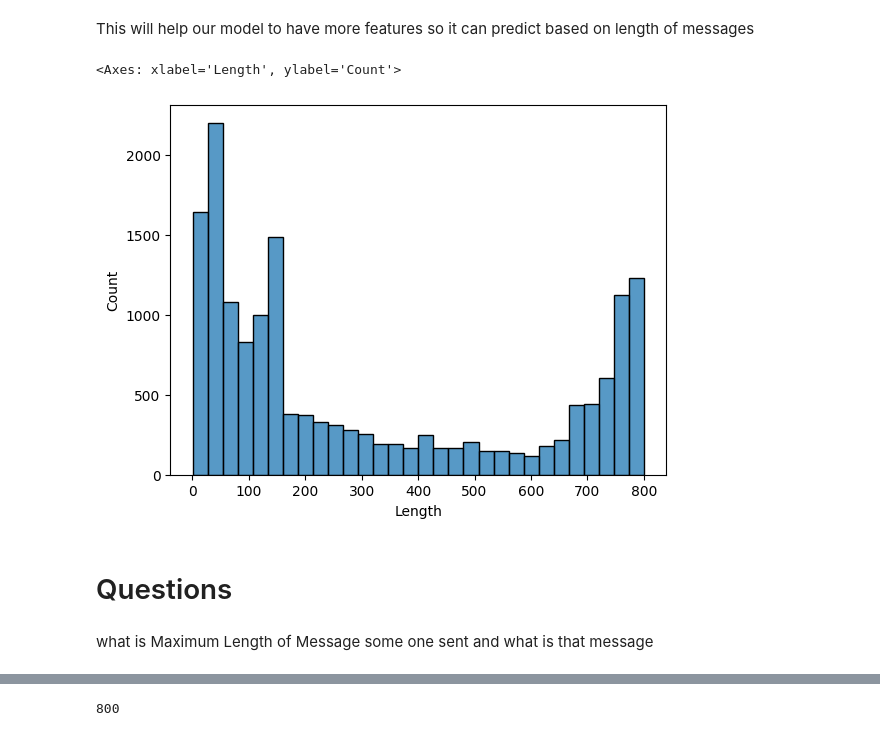
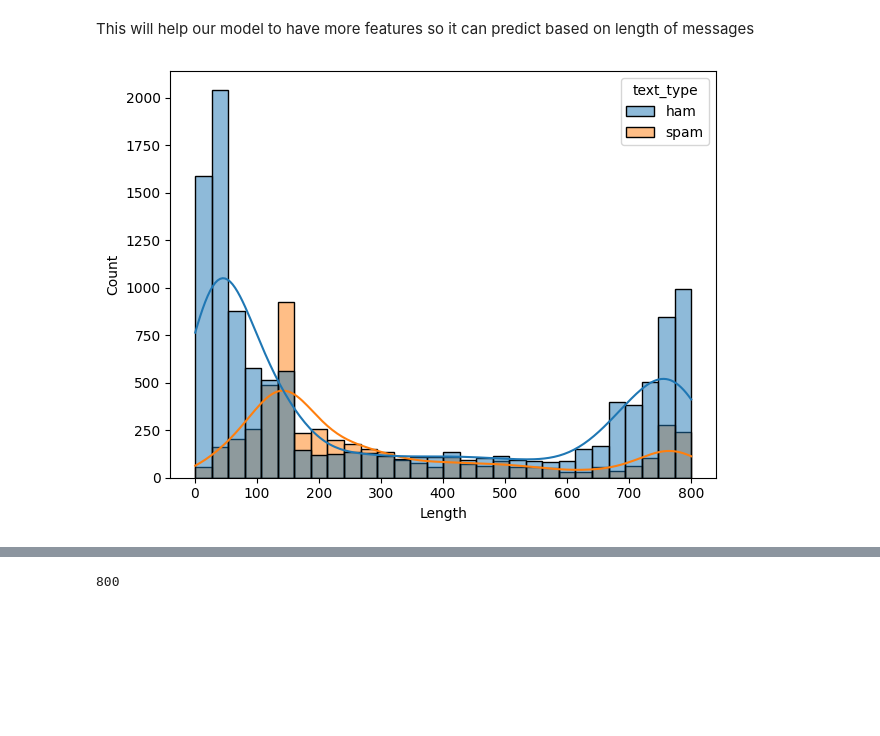
Before and after one commit to sBakhmutov/vk_spam_or_ham, a Jupyter notebook: vk_spam_model.ipynb, the cells around one changed output, grey strips where cells are left out. Saved outputs shown, nothing was run; the diff lists cells and outputs as text; code cells hidden in the pictures; blank space fills up the shorter version.

```diff
--- a/vk_spam_model.ipynb
+++ b/vk_spam_model.ipynb
@@ -68,4 +80,5 @@ Lets us extract some Features as well
 # %%
+train_df['text'] = train_df['text'].apply(lambda x: x.lower())
 train_df["Length"] = train_df["text"].apply(len) # get the length of the text message
 train_df["num_words"] = train_df["text"].apply(lambda x: len(re.findall(r'\w+', x))) # Count the number of words in the message
 train_df['label'] = train_df['text_type'].map({'ham': 0, 'spam': 1})
@@ -80,11 +93,8 @@ train_df.head()
 # %% [markdown]
 This will help our model to have more features so it can predict based on length of messages
 # %%
-sns.histplot(train_df["Length"], bins=30)
+sns.histplot(data=train_df, x="Length", hue="text_type", bins=30, kde=True)
+plt.tight_layout()
+plt.show()
 # %% [output]
-<Axes: xlabel='Length', ylabel='Count'>
-[figure, old version]
+[figure, new version]
-# %% [markdown]
-# Questions
-# %% [markdown]
-what is Maximum Length of Message some one sent and what is that message
```
Also changed, not shown: parts of 44 cells of this notebook.
